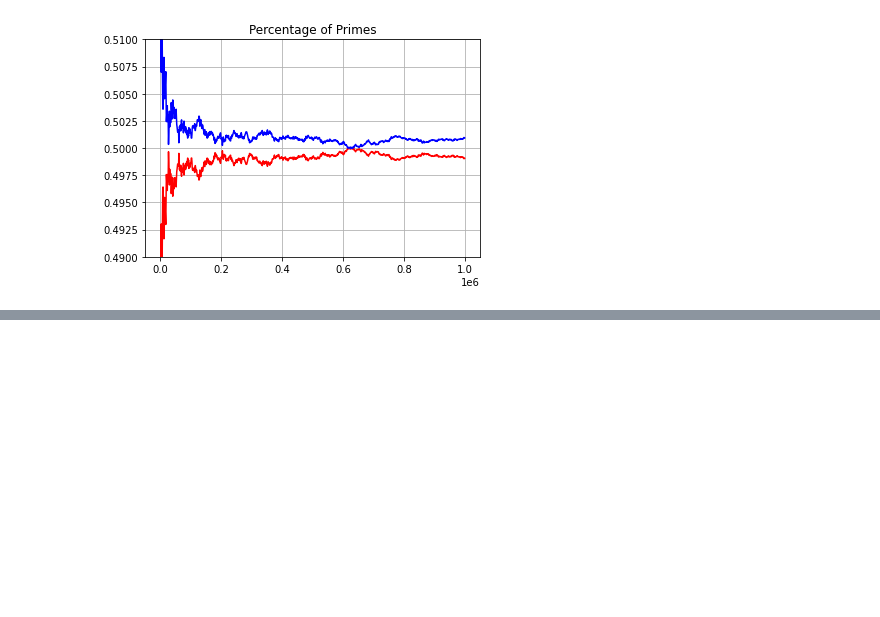
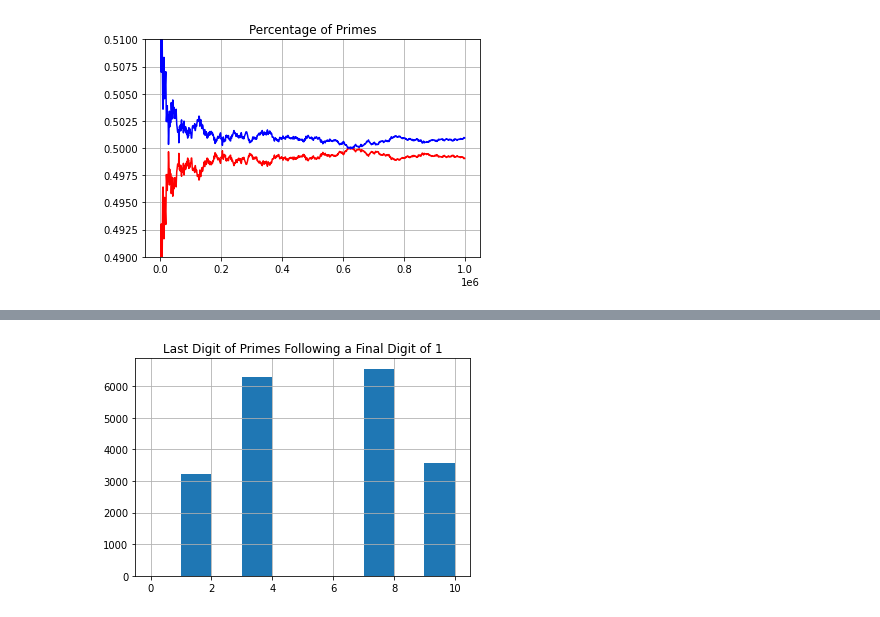
Before and after one commit to 001hazel/Math-152, a Jupyter notebook: P4M_Notebook_3.ipynb, the cells around one changed output, grey strips where cells are left out. Cells and saved outputs as stored; diff of their text form; code cells hidden in the pictures; blank space fills up the shorter version.

```diff
--- a/P4M_Notebook_3.ipynb
+++ b/P4M_Notebook_3.ipynb
@@ -1076,0 +1082,8 @@ plt.show()
+# %%
+%matplotlib inline
+plt.hist(neighbor_1, bins=range(11))
+plt.title('Last Digit of Primes Following a Final Digit of 1')
+plt.grid(True)
+plt.show()
+# %% [output]
+[figure, added]
```
Also changed, not shown: parts of 5 cells of this notebook.
